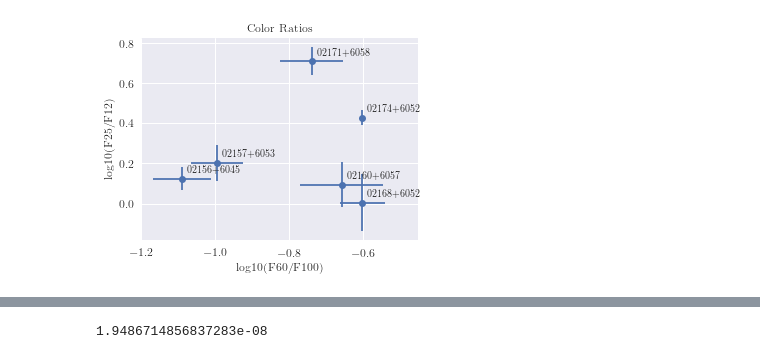
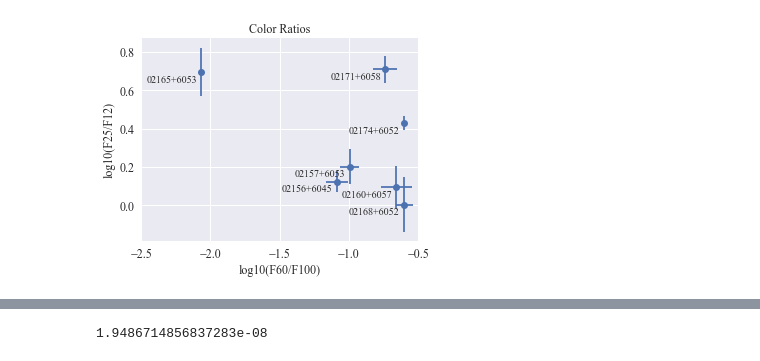
Before and after one commit to mileslucas/astro344l, a Jupyter notebook: lab6/src/lab6.ipynb, the cells around one changed output, grey strips where cells are left out. Saved outputs shown, nothing was run; the diff lists cells and outputs as text; code cells hidden in the pictures.

```diff
--- a/lab6/src/lab6.ipynb
+++ b/lab6/src/lab6.ipynb
@@ -33,20 +34,20 @@ data
 # %%
 x = np.log10(data['Fnu_60'] / data['Fnu_100'])
 y = np.log10(data['Fnu_25'] / data['Fnu_12'])
 xerr = 1/(100 * np.log(10)) * np.sqrt(data['e_Fnu_60']**2 + data['e_Fnu_100']**2)
 yerr = 1/(100 * np.log(10)) * np.sqrt(data['e_Fnu_25']**2 + data['e_Fnu_12']**2)
 
 
 plt.errorbar(x, y, xerr=xerr, yerr=yerr, fmt='o')
-[plt.annotate(data['IRAS'][i], r, xytext=(5, 5), textcoords='offset points') for i, r in enumerate(zip(x, y))]
+[plt.annotate(data['IRAS'][i], r, xytext=(-55, -10), textcoords='offset points') for i, r in enumerate(zip(x, y))]
 plt.title('Color Ratios')
 plt.ylabel('log10(F25/F12)')
 plt.xlabel('log10(F60/F100)')
-plt.xlim(-1.2, -.45)
+plt.xlim(-2.5, -.5)
 plt.gcf().set_size_inches(width, height)
 plt.savefig('../docs/figs/colors.pdf')
 # %% [output]
-[figure, old version]
+[figure, new version]
 # %%
 obj = data[data.IRAS == '02157+6053']
 waves = np.array([12, 25, 60, 100])
```
Also changed, not shown: parts of 4 cells of this notebook, 6 other files.
